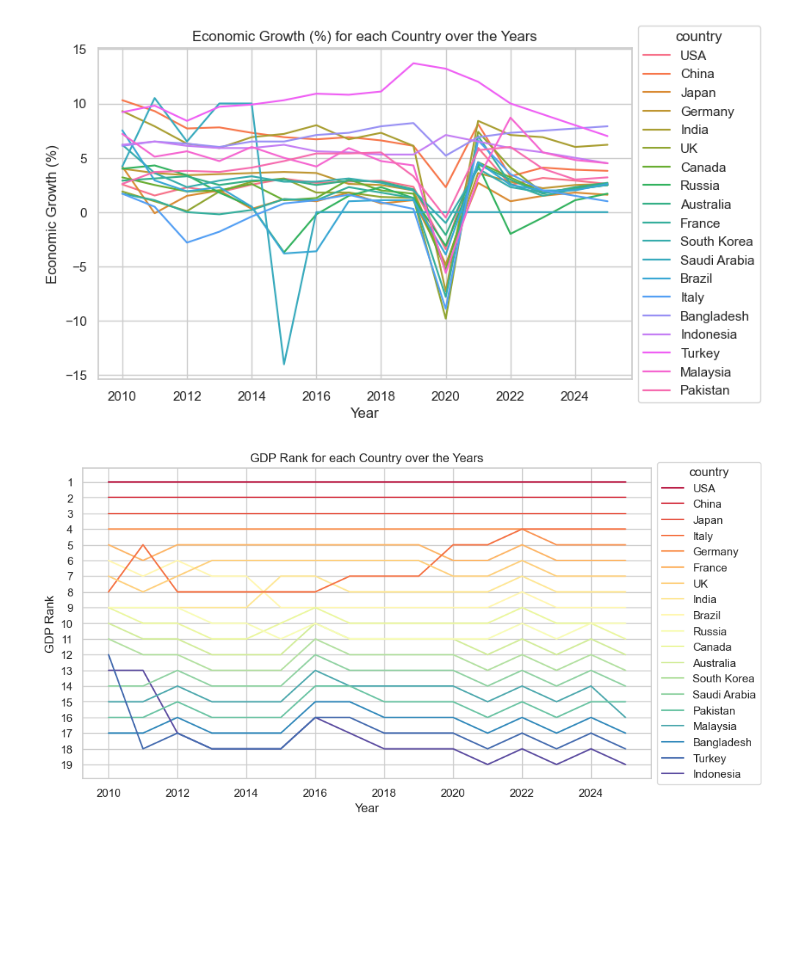
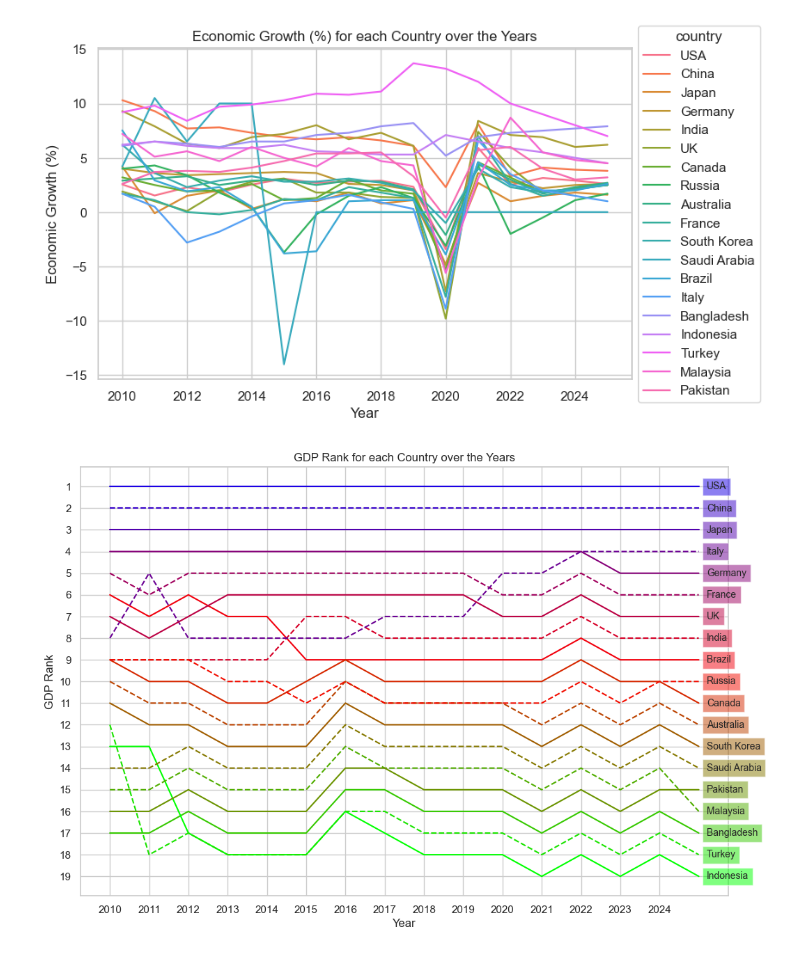
Before and after one commit to eric-kaufmann/economic-values, a Jupyter notebook: analysis.ipynb, the cells around one changed output. Drawn from its saved outputs; the diff is of its cells as text; code cells hidden in the pictures; blank space fills up the shorter version.

Commit message:
better colors + annotation instead of legend

```diff
--- a/analysis.ipynb
+++ b/analysis.ipynb
@@ -152,39 +152,33 @@ plt.show()
 # %%
 # How does the GDP (in billion USD) of each country rank over the years?
 
 df["GDP Rank"] = df.groupby("Year")["GDP (in billion USD)"].rank(method="dense", ascending=False)
 
-fig, ax = plt.subplots(figsize=(10, 5.5))
+fig, ax = plt.subplots(figsize=(12, 8))
 
-blues_cmap = plt.get_cmap('Spectral', 20)
+blues_cmap = plt.get_cmap('brg', 20)
 
 last_year_rank_df = df.loc[(df["Year"] == 2025), ["Country", "GDP Rank"]]\
                         .sort_values("GDP Rank")\
                         .reset_index(drop=True)
 
 for (c), group in df.groupby("Country"):
-    color = blues_cmap(last_year_rank_df.loc[(last_year_rank_df["Country"] == c, "GDP Rank")].values[0] / 20.0)
-    ax.plot(group["Year"], group["GDP Rank"], label=c, color=color)
+    last_rank = last_year_rank_df.loc[(last_year_rank_df["Country"] == c, "GDP Rank")].values[0]
+    dashline = '-' if last_rank % 2 == 1 else '--'
+    color = blues_cmap(last_rank / 20.0)
+    ax.plot(group["Year"], group["GDP Rank"], dashline, label=c, color=color)
 
+    plt.text(2025 + 0.2, last_rank, c, fontsize=10, verticalalignment="center", bbox=dict(facecolor=color, alpha=0.5))
 
 ax.set_yticks(np.arange(1, 20, 1))
 ax.invert_yaxis()
 ax.set_ylabel("GDP Rank")
 
+ax.set_xticks(np.arange(df["Year"].min(), df["Year"].max(), 1))
 ax.set_xlabel("Year")
-
-handles, labels = ax.get_legend_handles_labels()
-
-# sort both labels and handles by GDP Rank in 2025
-sorted_handles_labels = sorted(
-    zip(handles, labels),
-    key=lambda x: last_year_rank_df.loc[(last_year_rank_df["Country"] == x[1], "GDP Rank")].values[0]
-)
-sorted_handles, sorted_labels = zip(*sorted_handles_labels)
-ax.legend(sorted_handles, sorted_labels, title="country", loc='center left', bbox_to_anchor=(1, 0.5))
 
 plt.title("GDP Rank for each Country over the Years")
 
 plt.show()
 # %% [output]
-[figure, old version]
+[figure, new version]
```
